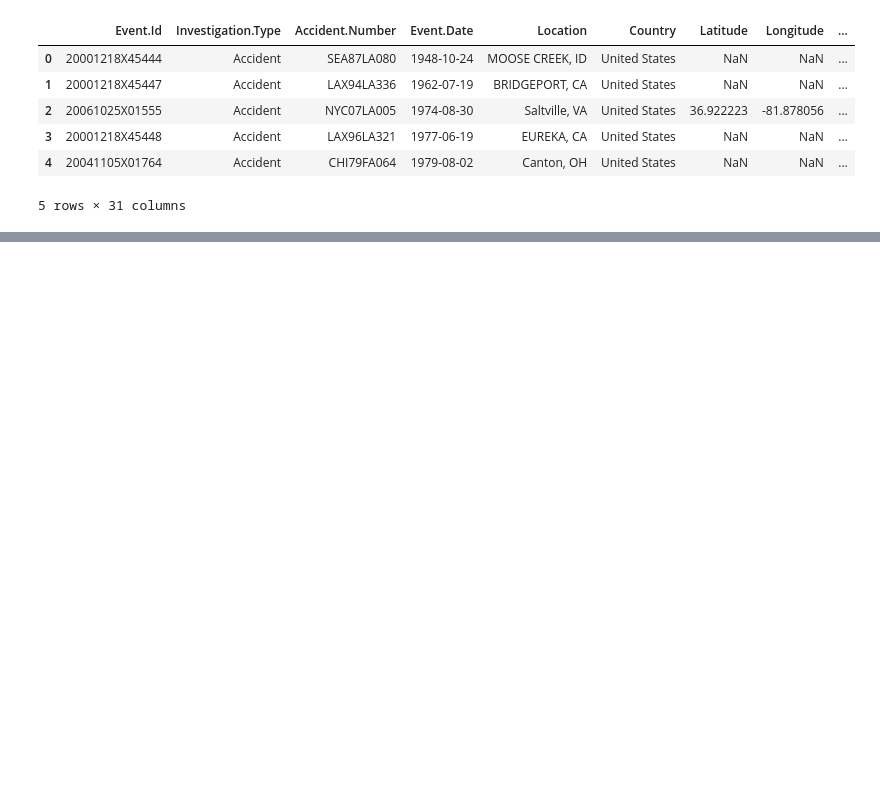
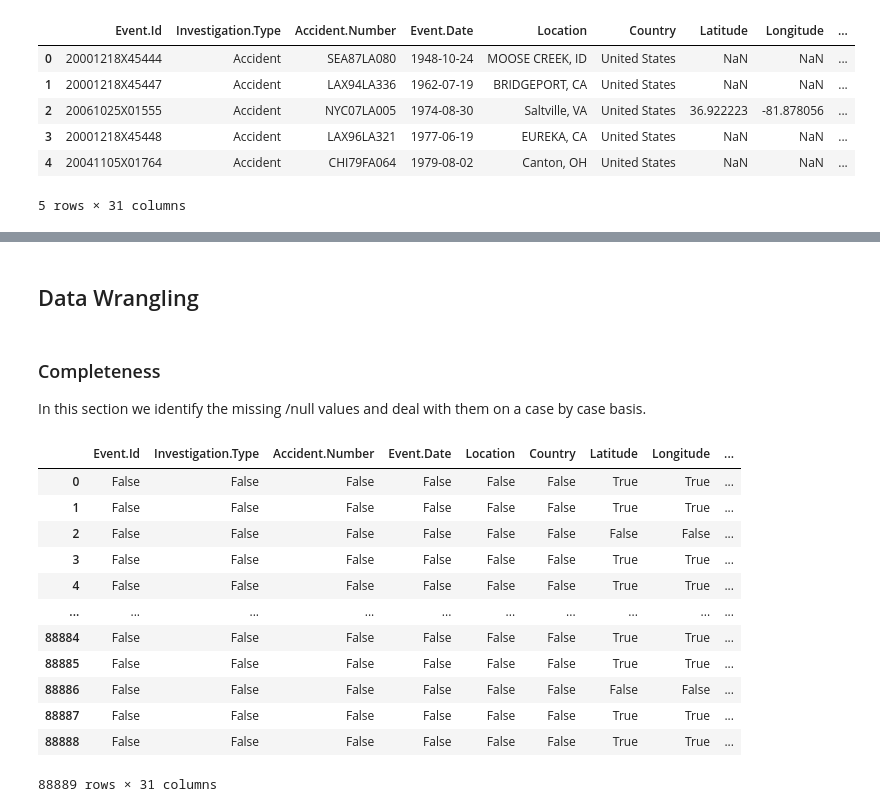
Before and after one commit to Nkatha-Imanene/AVIATION-PROJECT, a Jupyter notebook: index.ipynb, the cells around one changed output, grey strips where cells are left out. Cells and saved outputs as stored; diff of their text form; code cells hidden in the pictures; blank space fills up the shorter version.

```diff
--- a/index.ipynb
+++ b/index.ipynb
@@ -27,0 +58,22 @@ aviation_df.head()
+# %% [markdown]
+## Data Wrangling
+# %% [markdown]
+### Completeness
+In this section we identify the missing /null values and deal with them on a case by case basis.
+# %%
+# Identify the null values ising the (isnull) or (isna) function.
+aviation_df.isnull()
+# %% [output]
+|  | Event.Id | Investigation.Type | Accident.Number | Event.Date | Location | Country | Latitude | Longitude | ... |
+| 0 | False | False | False | False | False | False | True | True | ... |
+| 1 | False | False | False | False | False | False | True | True | ... |
+| 2 | False | False | False | False | False | False | False | False | ... |
+| 3 | False | False | False | False | False | False | True | True | ... |
+| 4 | False | False | False | False | False | False | True | True | ... |
+| ... | ... | ... | ... | ... | ... | ... | ... | ... | ... |
+| 88884 | False | False | False | False | False | False | True | True | ... |
+| 88885 | False | False | False | False | False | False | True | True | ... |
+| 88886 | False | False | False | False | False | False | False | False | ... |
+| 88887 | False | False | False | False | False | False | True | True | ... |
+| 88888 | False | False | False | False | False | False | True | True | ... |
+88889 rows × 31 columns
```
Also changed, not shown: parts of 12 cells of this notebook.
